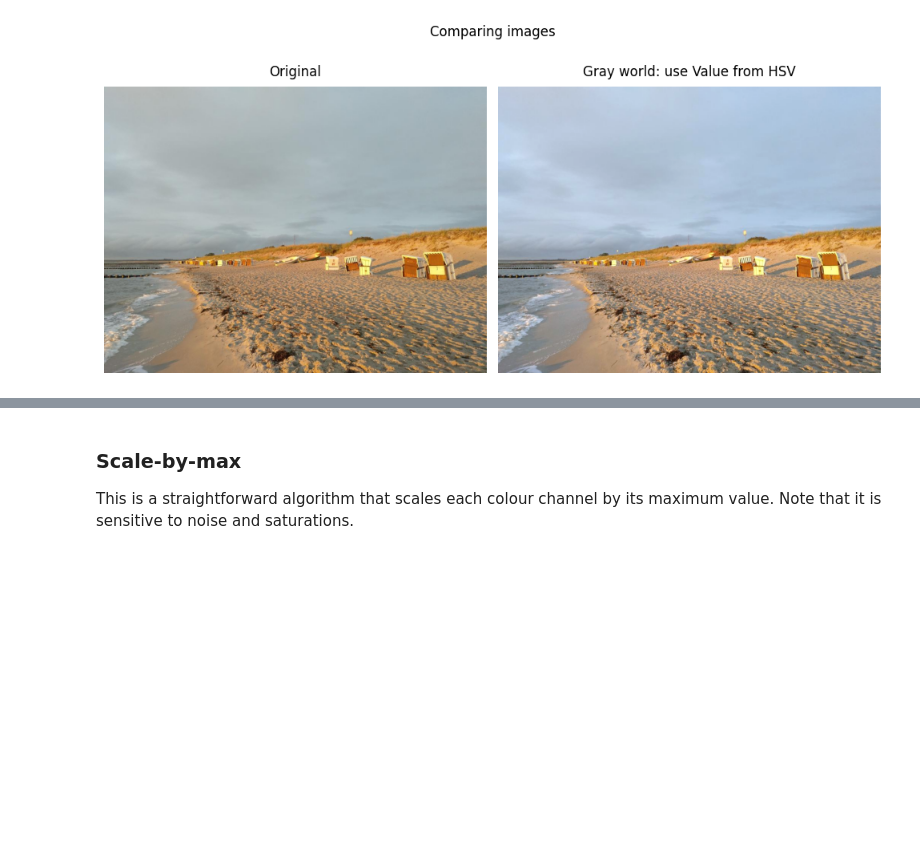
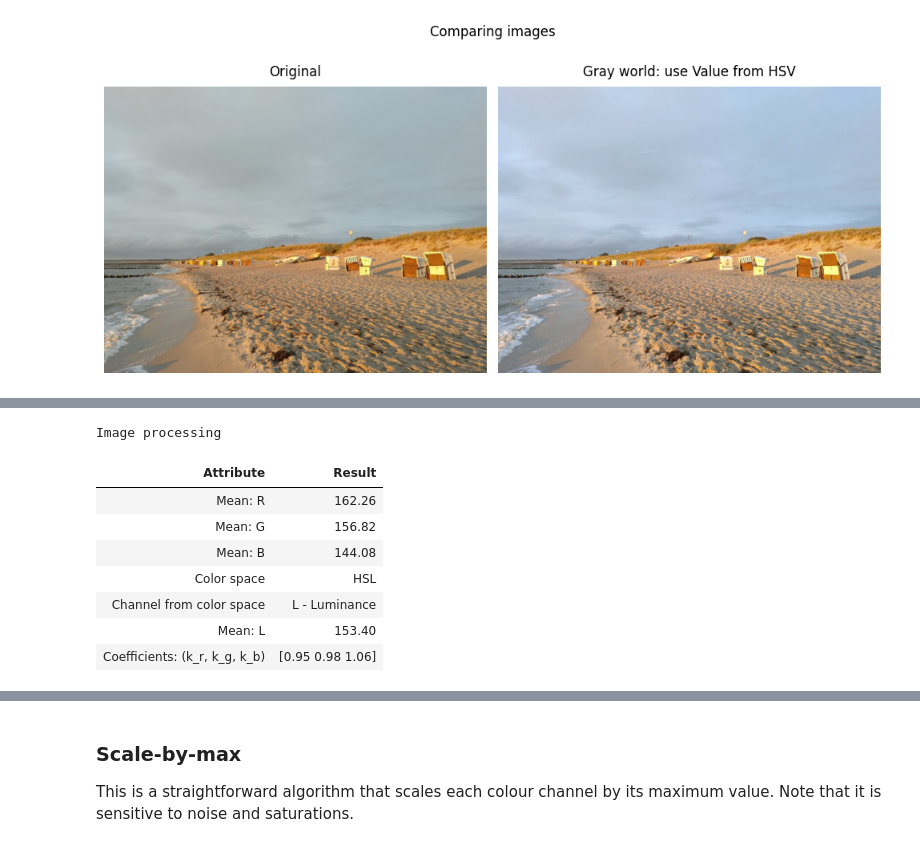
Before and after one commit to BogdanPinchuk/ComputerVision-PBY_HW2, a Jupyter notebook: Bohdan_Pinchuk_CV_HW2.ipynb, the cells around one changed output, grey strips where cells are left out. Cells and saved outputs as stored; diff of their text form; code cells hidden in the pictures; blank space fills up the shorter version.

```diff
--- a/Bohdan_Pinchuk_CV_HW2.ipynb
+++ b/Bohdan_Pinchuk_CV_HW2.ipynb
@@ -329,0 +302,56 @@ SyntaxError: invalid syntax (1059920517.py, line 6)
+# %%
+# Gray world V2 (HSL)
+
+import cv2
+import numpy as np
+import apps.reporter as rpt
+
+# Input data
+
+# Solution
+img_hsl = cv2.cvtColor(img_bgr, cv2.COLOR_BGR2HLS)
+img_l = cv2.split(img_hsl)[1]
+
+# Compute the mean values for all three colour channels (red, green, blue)
+mean_r = np.mean(img_r).astype(float)
+mean_g = np.mean(img_g).astype(float)
+mean_b = np.mean(img_b).astype(float)
+
+# condition
+mean_l = np.mean(img_l).astype(float)
+
+# Compute the coefficients kr, kg, kb
+kr = mean_l / mean_r
+kg = mean_l / mean_g
+kb = mean_l / mean_b
+
+temp_r = img_r * kr
+temp_g = img_g * kg
+temp_b = img_b * kb
+
+# Apply color balancing and generate the balanced image
+balanced_gw_hsl = cv2.merge([temp_r, temp_g, temp_b])
+balanced_gw_hsl = np.clip(balanced_gw_hsl, 0, 255).astype(np.uint8)
+
+rp = rpt.Reporter()
+rp.tolerance = 2
+rp.add_item("Mean: R", rp.format_value(mean_r))
+rp.add_item("Mean: G", rp.format_value(mean_g))
+rp.add_item("Mean: B", rp.format_value(mean_b))
+rp.add_item("Color space", "HSL")
+rp.add_item("Channel from color space", "L - Luminance")
+rp.add_item("Mean: L", rp.format_value(mean_l))
+rp.add_item("Coefficients: (k_r, k_g, k_b)", rp.format_matrix(np.array([kr, kg, kb])))
+
+# Print results
+rp.print_pd_report("Image processing")
+# %% [output]
+Image processing
+| Attribute | Result |
+| Mean: R | 162.26 |
+| Mean: G | 156.82 |
+| Mean: B | 144.08 |
+| Color space | HSL |
+| Channel from color space | L - Luminance |
+| Mean: L | 153.40 |
+| Coefficients: (k_r, k_g, k_b) | [0.95 0.98 1.06] |
```
Also changed, not shown: parts of 7 cells of this notebook.
